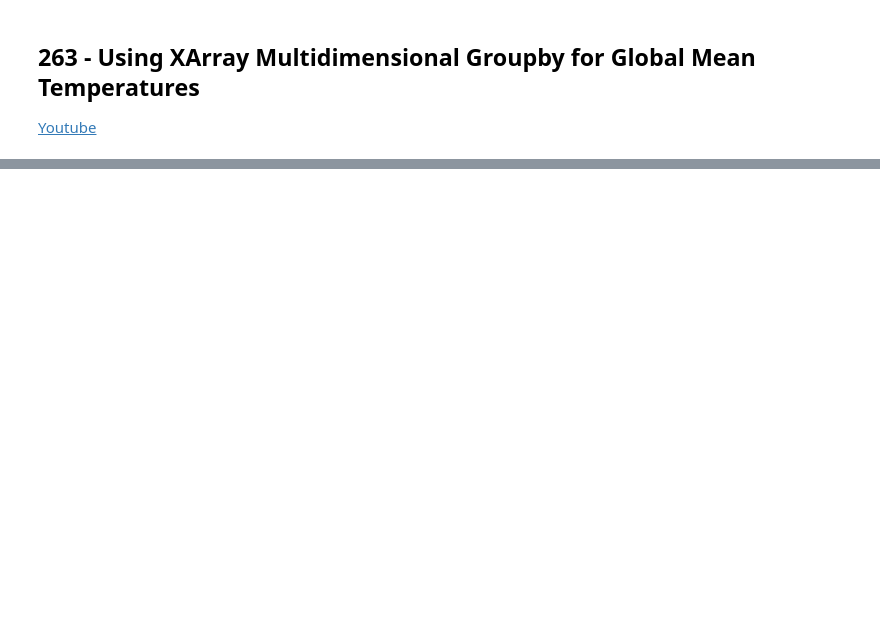
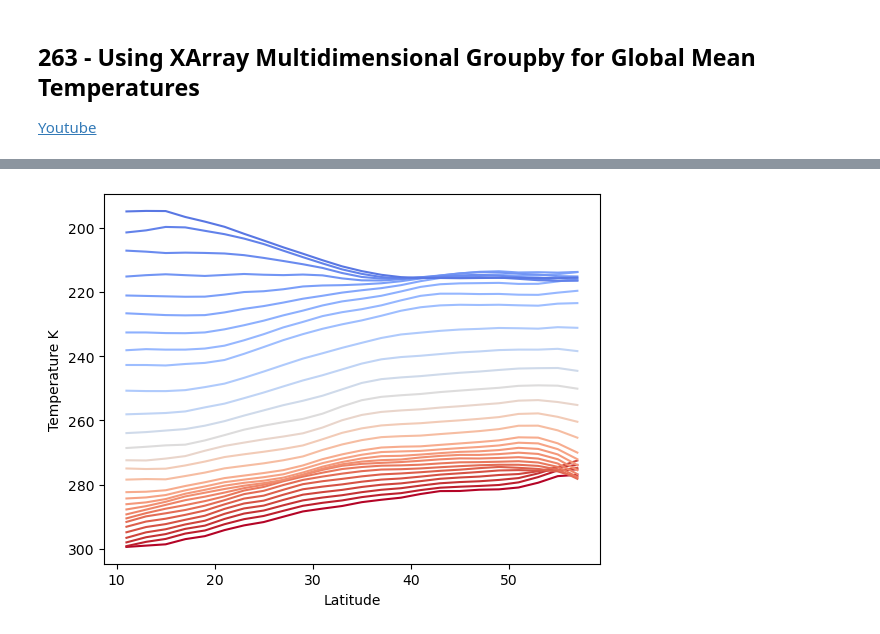
Before and after one commit to Unidata/metpy-mondays, a Jupyter notebook: 2022/metpyMonday263.ipynb, the cells around one changed output, grey strips where cells are left out. Cells and saved outputs as stored; diff of their text form; code cells hidden in the pictures; blank space fills up the shorter version.

```diff
--- a/2022/metpyMonday263.ipynb
+++ b/2022/metpyMonday263.ipynb
@@ -9,6 +9,6 @@ import numpy as np
 import xarray as xr
 from metpy.cbook import get_test_data
 # %%
-ds = xr.open_dataset(get_test_data('naar_example.nc', as_file_obj = False))
+ds = xr.open_dataset(get_test_data('narr_example.nc', False)).metpy.parse_cf()
 ds
 # %% [output]
@@ -39,9 +105,11 @@ mean_temperature.plot()
 # %%
 cmap = matplotlib.cm.get_cmap('coolwarm')
 for l in ds.isobaric:
 	mean_temperature = ds.Temperature.sel(isobaric = l).groupby_bins('lat', lat_bins, labels = bin_centers).mean(xr.ALL_DIMS)
-	c = cmap(1 / np.max(ds.isobaric))
+	c = cmap(l / np.max(ds.isobaric))
 	plt.plot(bin_centers, mean_temperature, label = l, c = c)
 plt.xlabel('Latitude')
 plt.ylabel('Temperature K')
 plt.gca().invert_yaxis()
+# %% [output]
+[figure, added]
```
Also changed, not shown: parts of 9 cells of this notebook.
